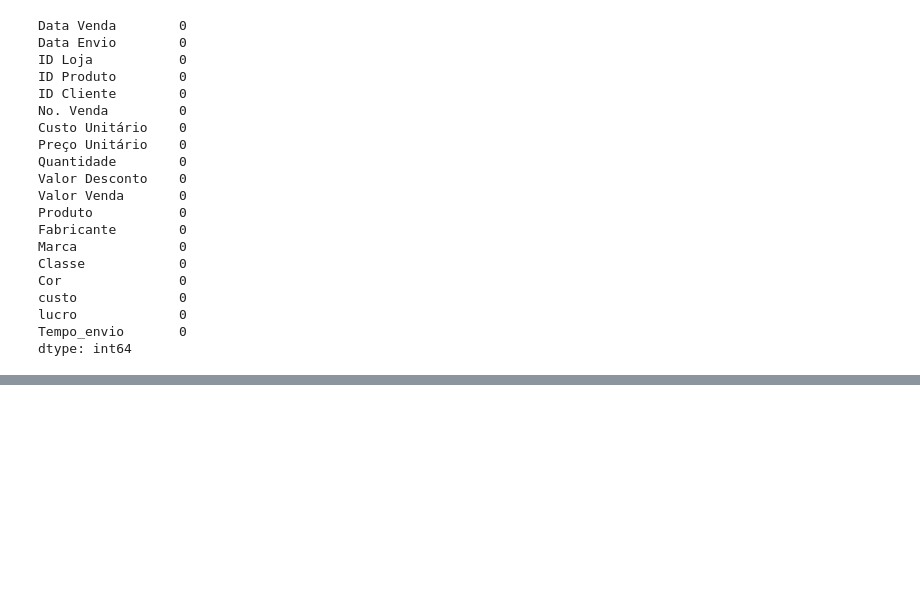
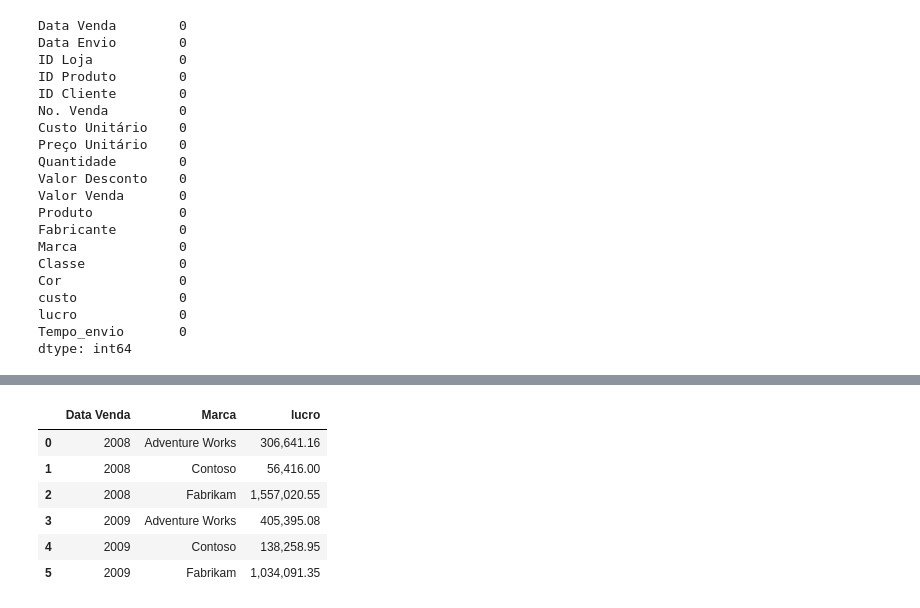
Before and after one commit to marcusmarinhob/dio-desafio-python-pandas, a Jupyter notebook: Analise_Exploratoria.ipynb, the cells around one changed output, grey strips where cells are left out. Saved outputs shown, nothing was run; the diff lists cells and outputs as text; code cells hidden in the pictures; blank space fills up the shorter version.

```diff
--- a/Analise_Exploratoria.ipynb
+++ b/Analise_Exploratoria.ipynb
@@ -131,0 +144,14 @@ dtype: int64
+# %%
+pd.options.display.float_format = '{:20,.2f}'.format
+# %%
+# Resetando o index
+lucro_ano = df.groupby([df["Data Venda"].dt.year, "Marca"])["lucro"].sum().reset_index()
+lucro_ano
+# %% [output]
+|  | Data Venda | Marca | lucro |
+| 0 | 2008 | Adventure Works | 306,641.16 |
+| 1 | 2008 | Contoso | 56,416.00 |
+| 2 | 2008 | Fabrikam | 1,557,020.55 |
+| 3 | 2009 | Adventure Works | 405,395.08 |
+| 4 | 2009 | Contoso | 138,258.95 |
+| 5 | 2009 | Fabrikam | 1,034,091.35 |
```
Also changed, not shown: parts of 2 cells of this notebook.
